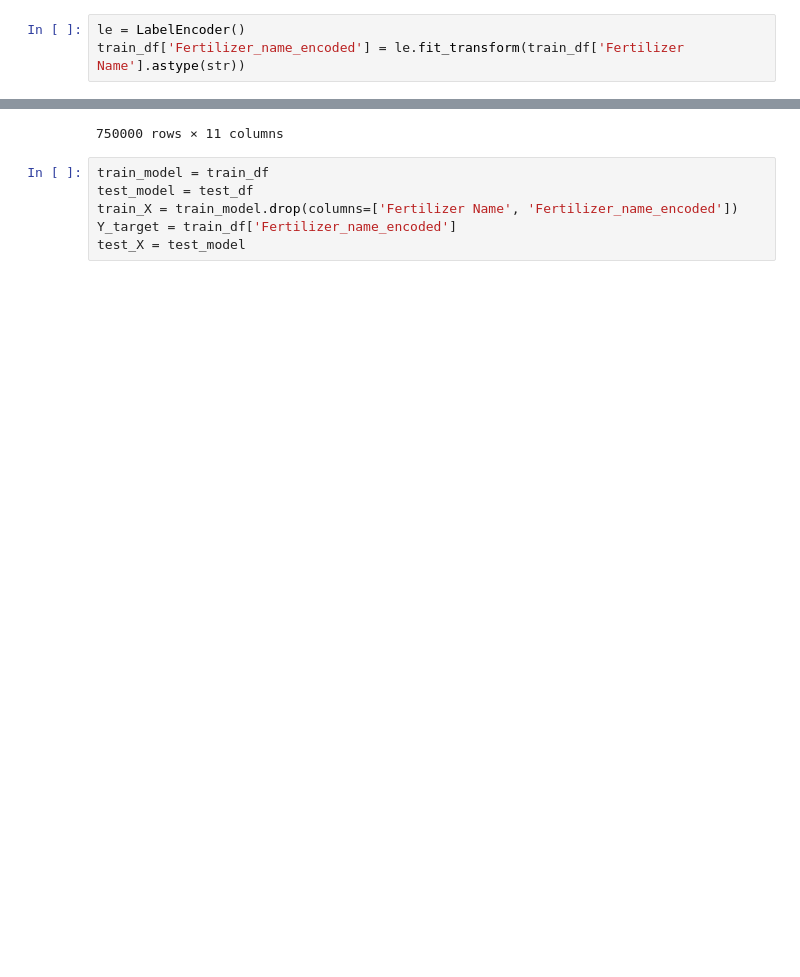
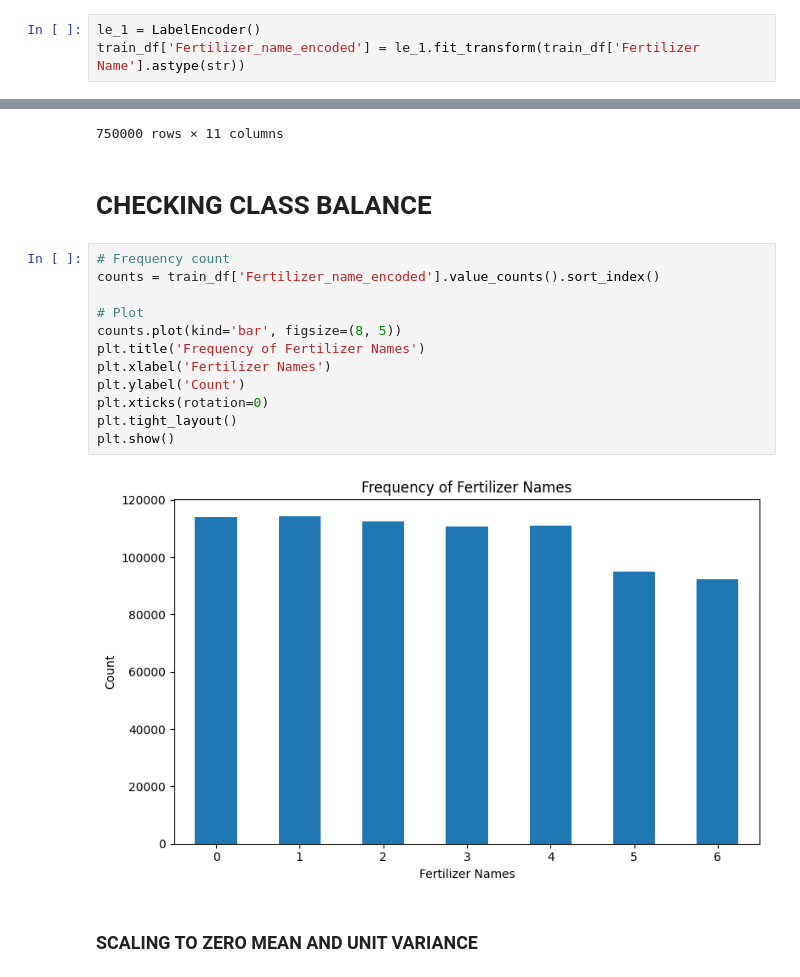
Before and after one commit to kakuly04/Predicting-Optimal-Fertilizers, a Jupyter notebook: main.ipynb, the cells around one changed output, grey strips where cells are left out. Cells and saved outputs as stored; diff of their text form; blank space fills up the shorter version.

```diff
--- a/main.ipynb
+++ b/main.ipynb
@@ -85,6 +84,6 @@ max        42.000000      19.000000      42.000000
 # %%
-le = LabelEncoder()
-train_df['Fertilizer_name_encoded'] = le.fit_transform(train_df['Fertilizer Name'].astype(str))
+le_1 = LabelEncoder()
+train_df['Fertilizer_name_encoded'] = le_1.fit_transform(train_df['Fertilizer Name'].astype(str))
 # %%
 train_df
 # %% [output]
@@ -128,9 +127,21 @@ train_df
 | 749998 | 749998 | 31 | 68 | 29 | 3 | 1 | 9 | 11 | 12 | ... |
 | 749999 | 749999 | 33 | 55 | 29 | 2 | 1 | 4 | 10 | 9 | ... |
 750000 rows × 11 columns
-# %%
-train_model = train_df
-test_model = test_df
-train_X = train_model.drop(columns=['Fertilizer Name', 'Fertilizer_name_encoded'])
-Y_target = train_df['Fertilizer_name_encoded']
-test_X = test_model
+# %% [markdown]
+# CHECKING CLASS BALANCE
+# %%
+# Frequency count
+counts = train_df['Fertilizer_name_encoded'].value_counts().sort_index()
+
+# Plot
+counts.plot(kind='bar', figsize=(8, 5))
+plt.title('Frequency of Fertilizer Names')
+plt.xlabel('Fertilizer Names')
+plt.ylabel('Count')
+plt.xticks(rotation=0)
+plt.tight_layout()
+plt.show()
+# %% [output]
+[figure, added]
+# %% [markdown]
+### SCALING TO ZERO MEAN AND UNIT VARIANCE
```
Also changed, not shown: parts of 18 cells of this notebook.
